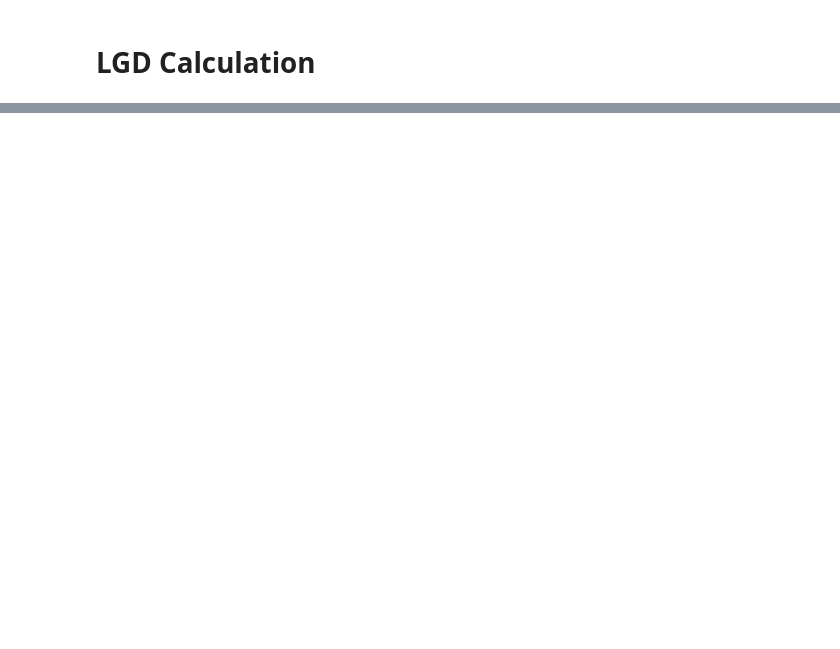
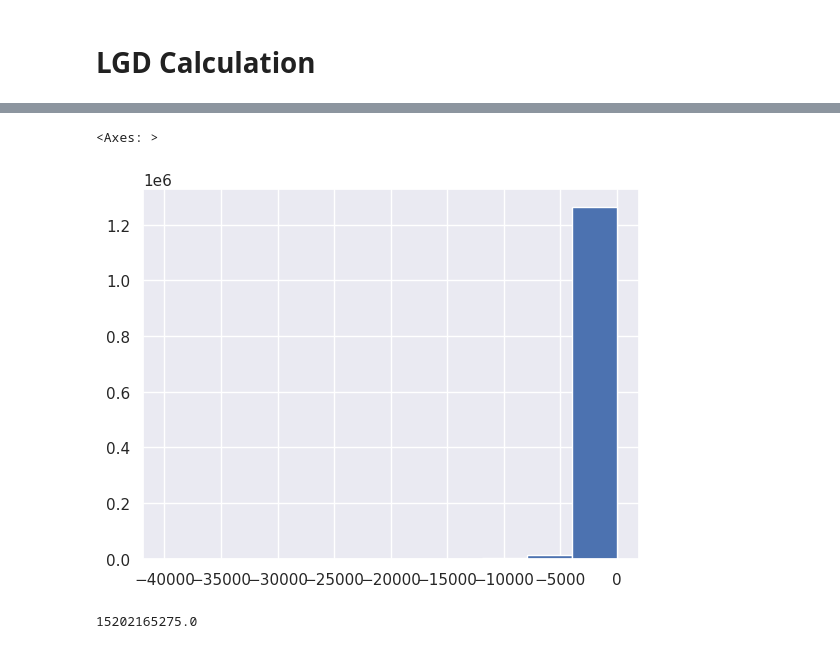
Before and after one commit to preetmodi/Credit-Risk-Analytics, a Jupyter notebook: LGD_Caliberation.ipynb, the cells around one changed output, grey strips where cells are left out. Saved outputs shown, nothing was run; the diff lists cells and outputs as text; code cells hidden in the pictures; blank space fills up the shorter version.

```diff
--- a/LGD_Caliberation.ipynb
+++ b/LGD_Caliberation.ipynb
@@ -80,0 +113,13 @@ performance_df.to_pickle('model/data/performance_with_LGD.pkl')
+# %%
+performance_df['term'] = performance_df['term'].replace({' 36 months':36, ' 60 months': 60})
+# performance_df['term']
+# remaining_payments =
+# performance_df.loc[performance_df['last_pymnt_d'] < performance_df['issue_d'],['loan_status','issue_d', 'last_pymnt_d']].sort_values(by=['issue_d'])
+# ((performance_df['last_pymnt_d'] - performance_df['issue_d'])//np.timedelta64(1, 'M')).value_counts()
+# %%
+performance_df['remaining_terms'] = performance_df['term'] - ((performance_df['last_pymnt_d'] - performance_df['issue_d'])//np.timedelta64(1, 'M'))
+performance_df['remaining_terms'] = np.where(performance_df['remaining_terms']<0, 0, performance_df['remaining_terms'])
+# performance_df['term'].value_counts(dropna=False)
+
+# performance_df.loc[performance_df['remaining_terms']<0,"loan_status"].value_counts()
+# performance_df['term'] - ((performance_df['last_pymnt_d'] - performance_df['issue_d'])//np.timedelta64(1, 'M'))
@@ -80,0 +128,11 @@ performance_df.to_pickle('model/data/performance_with_LGD.pkl')
+# %%
+performance_df['expected_int_profit'] = (performance_df['int_rate'])/100 * performance_df['out_prncp'] * performance_df['remaining_terms']/12
+
+# performance_df['loan_profit'] =
+# (performance_df['total_rec_int'] + performance_df['total_rec_late_fee'] + performance_df['expected_int_profit'] - performance_df['int_rate']*performance_df['loan_amnt']*performance_df['term']*0.5/100).sum()
+int_revenues = performance_df['total_rec_int'] + performance_df['expected_int_profit']
+cost = 0.5*int_revenues
+performance_df['loan_profit'] = int_revenues - cost + performance_df['total_rec_late_fee']
+performance_df.loc[performance_df['Default'] ==0, 'loan_profit'].sum()
+# performance_df.loc[(performance_df['total_pymnt'] + performance_df['expected_int_profit'] - ((100+performance_df['int_rate'])*performance_df['loan_amnt']*performance_df['term']*0.5/100))<0, 'loan_status'].value_counts()
+# performance_df['int_rate']*performance_df['loan_amnt']*performance_df['term']*0.5/100
@@ -80,0 +141,6 @@ performance_df.to_pickle('model/data/performance_with_LGD.pkl')
+# %%
+#For Defaulters
+
+mean_LGD = performance_df.loc[performance_df['Default']==1,'LGD'].mean()
+performance_df.loc[performance_df['Default']==1, 'loan_profit'] = -1*mean_LGD*performance_df['EAD']
+# cost = performance_df['int_rate']*performance_df['loan_amnt']*performance_df['term']/12*0.5/100
@@ -80,0 +184,9 @@ performance_df.to_pickle('model/data/performance_with_LGD.pkl')
+# %%
+(performance_df['total_rec_int'] + performance_df['total_rec_late_fee'] + performance_df['total_rec_prncp'] - performance_df['total_pymnt'])
+# %% [output]
+<Axes: >
+[figure, added]
+# %%
+performance_df[performance_df['Default'] == 1, 'loan_amnt']performance_df[]-performance_df['total_rec_prncp']
+# %% [output]
+15202165275.0
```
Also changed, not shown: parts of 20 cells of this notebook.
